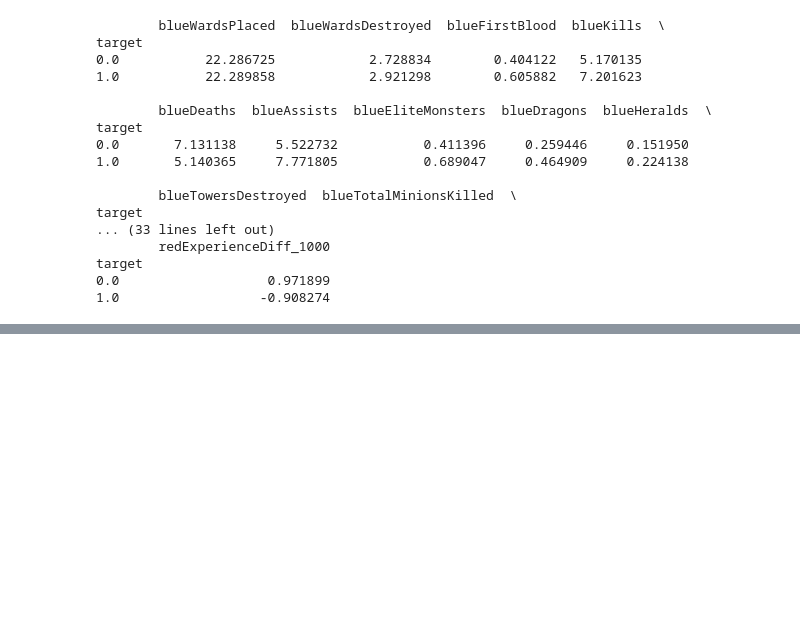
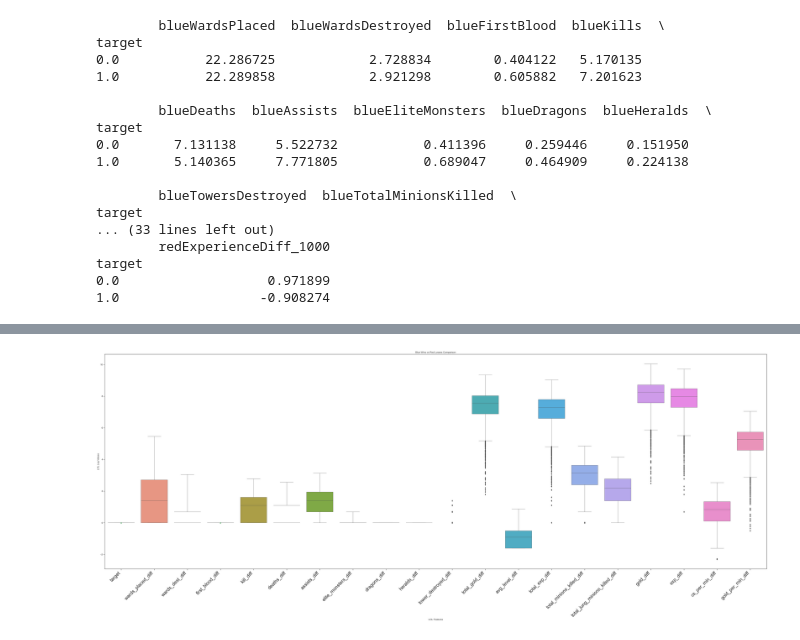
Before and after one commit to 8Jun/League-of-Legends, a Jupyter notebook: LoL Analysis.ipynb, the cells around one changed output, grey strips where cells are left out. Saved outputs shown, nothing was run; the diff lists cells and outputs as text; code cells hidden in the pictures; blank space fills up the shorter version.

```diff
--- a/LoL Analysis.ipynb
+++ b/LoL Analysis.ipynb
@@ -349,0 +421,30 @@ plt.show()
+# %%
+lol_blueW[['wards_placed_diff', 'wards_dest_diff', 'first_blood_diff', 'kill_diff',
+          'deaths_diff', 'assists_diff', 'elite_monsters_diff', 'dragons_diff',
+          'heralds_diff', 'tower_destroyed_diff', 'total_gold_diff', 'avg_level_diff',
+          'total_exp_diff', 'total_minions_killed_diff', 'total_jung_minions_killed_diff',
+          'gold_diff', 'exp_diff', 'cs_per_min_diff', 'gold_per_min_diff']] = lol_blueW.apply(lambda x: x[['blueWardsPlaced', 'blueWardsDestroyed', 'blueFirstBlood',
+       'blueKills', 'blueDeaths', 'blueAssists', 'blueEliteMonsters',
+       'blueDragons', 'blueHeralds', 'blueTowersDestroyed', 'blueTotalGold',
+       'blueAvgLevel', 'blueTotalExperience', 'blueTotalMinionsKilled',
+       'blueTotalJungleMinionsKilled', 'blueGoldDiff', 'blueExperienceDiff',
+       'blueCSPerMin', 'blueGoldPerMin']] - x[['redWardsPlaced', 'redWardsDestroyed',
+       'redFirstBlood', 'redKills', 'redDeaths', 'redAssists',
+       'redEliteMonsters', 'redDragons', 'redHeralds', 'redTowersDestroyed',
+       'redTotalGold', 'redAvgLevel', 'redTotalExperience',
+       'redTotalMinionsKilled', 'redTotalJungleMinionsKilled', 'redGoldDiff',
+       'redExperienceDiff', 'redCSPerMin', 'redGoldPerMin']].values, axis=1)
+
+lol_blueW = lol_blueW.drop(columns=['blueWardsPlaced', 'blueWardsDestroyed', 'blueFirstBlood',
+       'blueKills', 'blueDeaths', 'blueAssists', 'blueEliteMonsters',
+       'blueDragons', 'blueHeralds', 'blueTowersDestroyed', 'blueTotalGold',
+       'blueAvgLevel', 'blueTotalExperience', 'blueTotalMinionsKilled',
+       'blueTotalJungleMinionsKilled', 'blueGoldDiff', 'blueExperienceDiff',
+       'blueCSPerMin', 'blueGoldPerMin', 'redWardsPlaced', 'redWardsDestroyed',
+       'redFirstBlood', 'redKills', 'redDeaths', 'redAssists',
+       'redEliteMonsters', 'redDragons', 'redHeralds', 'redTowersDestroyed',
+       'redTotalGold', 'redAvgLevel', 'redTotalExperience',
+       'redTotalMinionsKilled', 'redTotalJungleMinionsKilled', 'redGoldDiff',
+       'redExperienceDiff', 'redCSPerMin', 'redGoldPerMin'])
+
+print(lol_blueW.head())
@@ -349,0 +474,17 @@ plt.show()
+# %%
+lol_blueW_log = np.log(lol_blueW)
+fig, ax = plt.subplots()
+fig.set_size_inches(60, 20)
+sns.boxplot(x = 'variable', y = 'value', showfliers=True, linewidth=0.8, showmeans=True,
+            data=pd.melt(lol_blueW_log)).set(title ='Blue Wins vs Red Losses Comparison',
+                                       xlabel = 'LOL Features', ylabel = 'LOL Log Values')
+sns.set(style = 'ticks', font_scale = 2)
+plt.xticks(
+    rotation=45,
+    horizontalalignment='right',
+    fontweight='light',
+    fontsize='medium'
+)
+plt.show()
+# %% [output]
+[figure, added]
```
Also changed, not shown: parts of 12 cells of this notebook.
